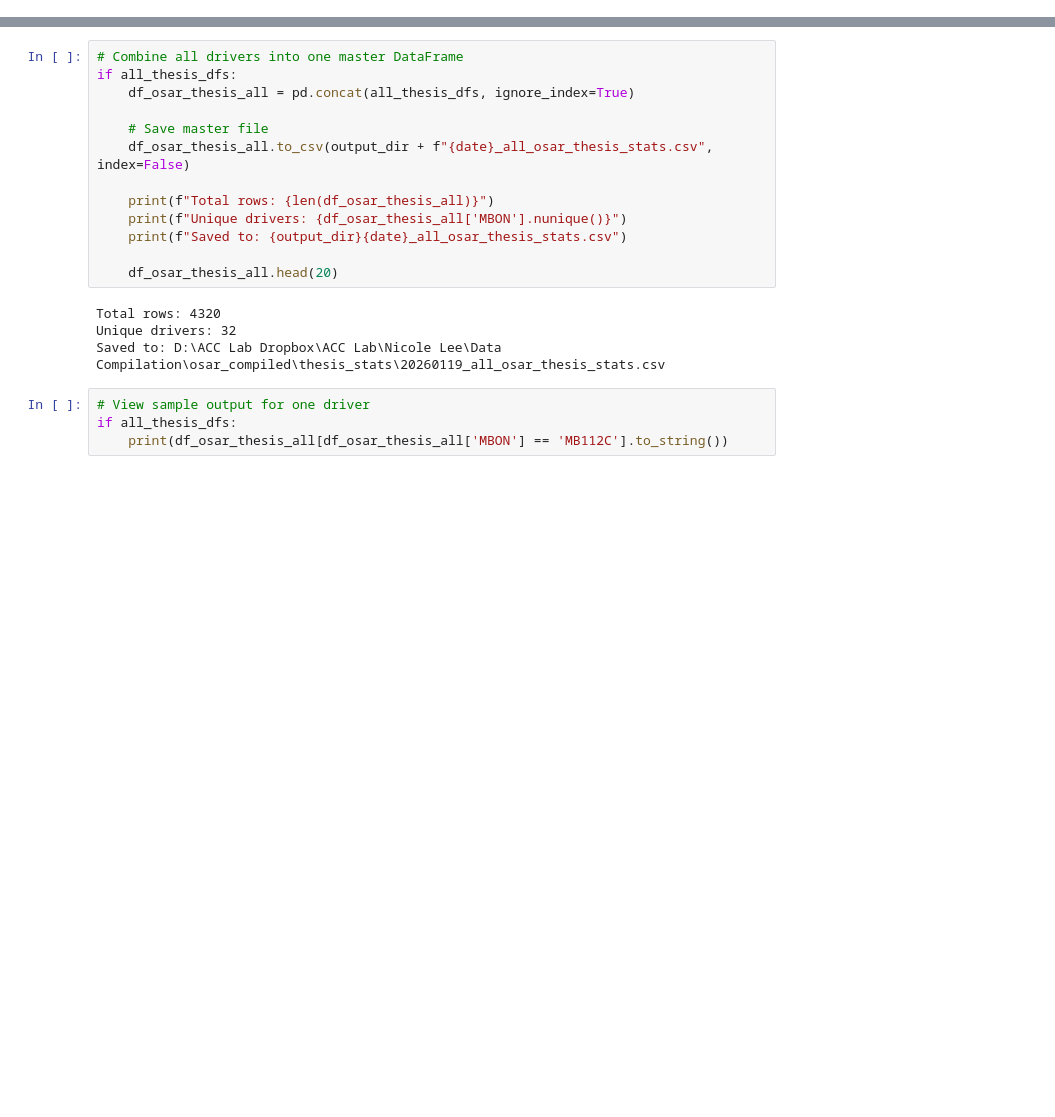
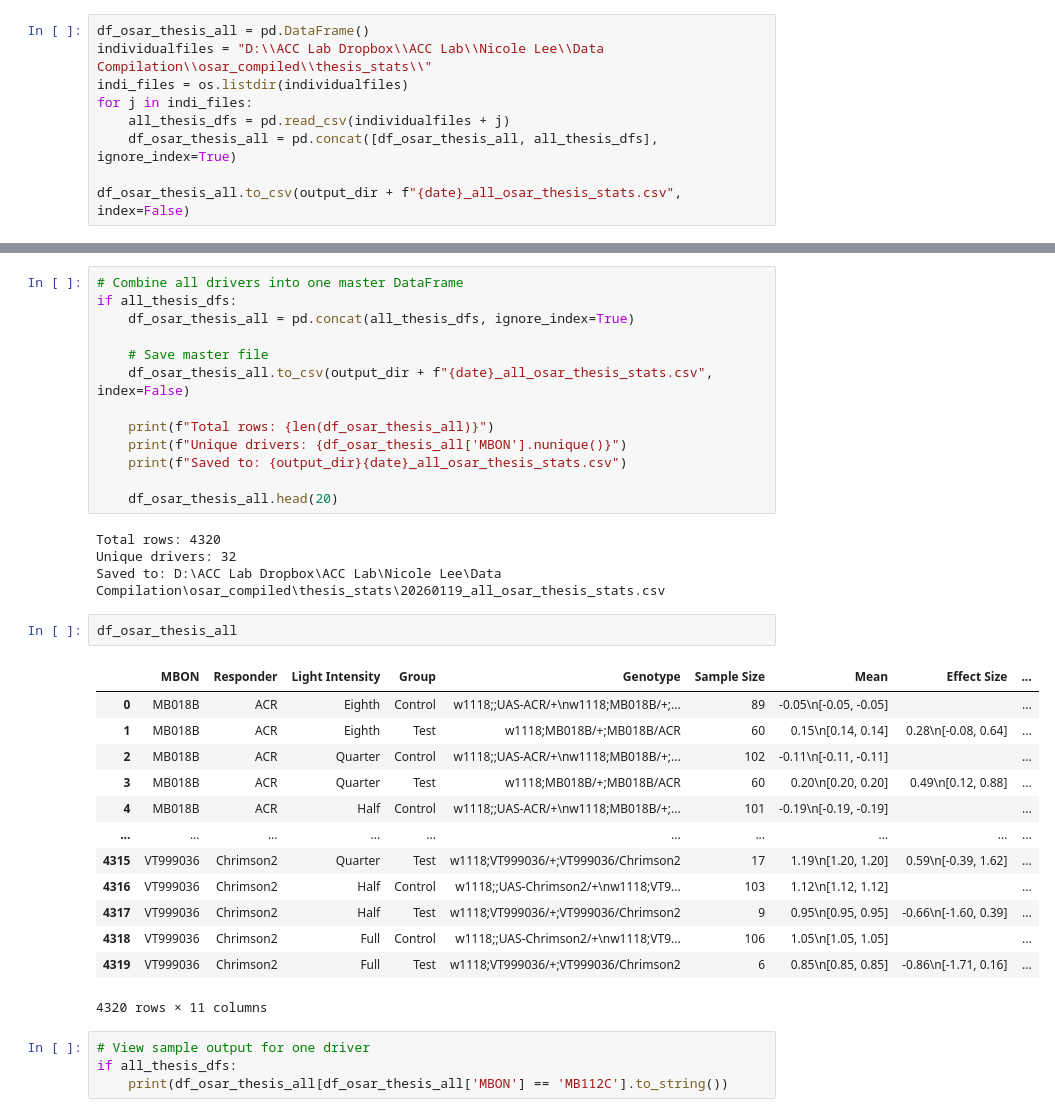
Before and after one commit to lnicole08/OSAR-Nicole-version, a Jupyter notebook: Appendix csv generation.ipynb, the cells around one changed output, grey strips where cells are left out. Drawn from its saved outputs; the diff is of its cells as text; blank space fills up the shorter version.

```diff
--- a/Appendix csv generation.ipynb
+++ b/Appendix csv generation.ipynb
@@ -232,0 +234,9 @@ Done processing all files!
+# %%
+df_osar_thesis_all = pd.DataFrame()
+individualfiles = "D:\\ACC Lab Dropbox\\ACC Lab\\Nicole Lee\\Data Compilation\\osar_compiled\\thesis_stats\\"
+indi_files = os.listdir(individualfiles)
+for j in indi_files:
+    all_thesis_dfs = pd.read_csv(individualfiles + j)
+    df_osar_thesis_all = pd.concat([df_osar_thesis_all, all_thesis_dfs], ignore_index=True)
+
+df_osar_thesis_all.to_csv(output_dir + f"{date}_all_osar_thesis_stats.csv", index=False)
@@ -247,6 +259,22 @@ if all_thesis_dfs:
 Total rows: 4320
 Unique drivers: 32
 Saved to: D:\ACC Lab Dropbox\ACC Lab\Nicole Lee\Data Compilation\osar_compiled\thesis_stats\20260119_all_osar_thesis_stats.csv
+# %%
+df_osar_thesis_all
+# %% [output]
+|  | MBON | Responder | Light Intensity | Group | Genotype | Sample Size | Mean | Effect Size | ... |
+| 0 | MB018B | ACR | Eighth | Control | w1118;;UAS-ACR/+\nw1118;MB018B/+;... | 89 | -0.05\n[-0.05, -0.05] |  | ... |
+| 1 | MB018B | ACR | Eighth | Test | w1118;MB018B/+;MB018B/ACR | 60 | 0.15\n[0.14, 0.14] | 0.28\n[-0.08, 0.64] | ... |
+| 2 | MB018B | ACR | Quarter | Control | w1118;;UAS-ACR/+\nw1118;MB018B/+;... | 102 | -0.11\n[-0.11, -0.11] |  | ... |
+| 3 | MB018B | ACR | Quarter | Test | w1118;MB018B/+;MB018B/ACR | 60 | 0.20\n[0.20, 0.20] | 0.49\n[0.12, 0.88] | ... |
+| 4 | MB018B | ACR | Half | Control | w1118;;UAS-ACR/+\nw1118;MB018B/+;... | 101 | -0.19\n[-0.19, -0.19] |  | ... |
+| ... | ... | ... | ... | ... | ... | ... | ... | ... | ... |
+| 4315 | VT999036 | Chrimson2 | Quarter | Test | w1118;VT999036/+;VT999036/Chrimson2 | 17 | 1.19\n[1.20, 1.20] | 0.59\n[-0.39, 1.62] | ... |
+| 4316 | VT999036 | Chrimson2 | Half | Control | w1118;;UAS-Chrimson2/+\nw1118;VT9... | 103 | 1.12\n[1.12, 1.12] |  | ... |
+| 4317 | VT999036 | Chrimson2 | Half | Test | w1118;VT999036/+;VT999036/Chrimson2 | 9 | 0.95\n[0.95, 0.95] | -0.66\n[-1.60, 0.39] | ... |
+| 4318 | VT999036 | Chrimson2 | Full | Control | w1118;;UAS-Chrimson2/+\nw1118;VT9... | 106 | 1.05\n[1.05, 1.05] |  | ... |
+| 4319 | VT999036 | Chrimson2 | Full | Test | w1118;VT999036/+;VT999036/Chrimson2 | 6 | 0.85\n[0.85, 0.85] | -0.86\n[-1.71, 0.16] | ... |
+4320 rows × 11 columns
 # %%
 # View sample output for one driver
 if all_thesis_dfs:
```
Also changed, not shown: parts of 4 cells of this notebook, 7 other files.
